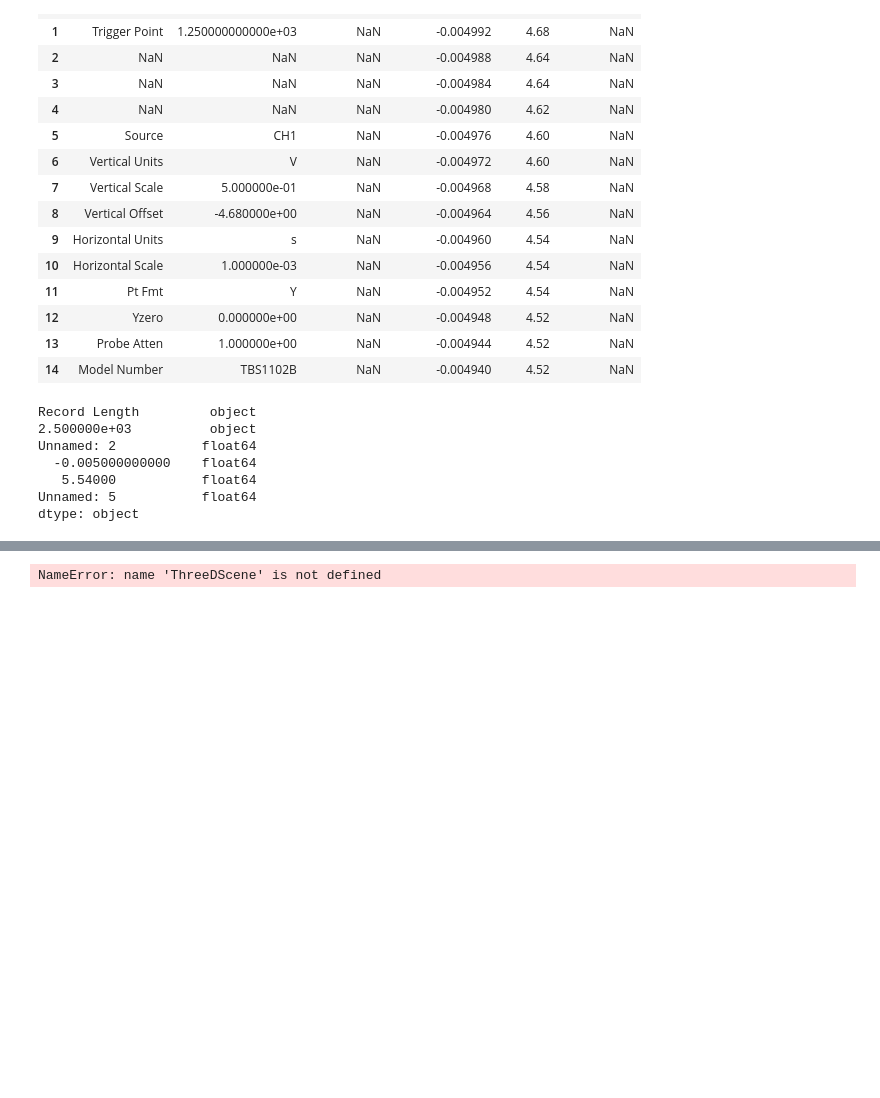
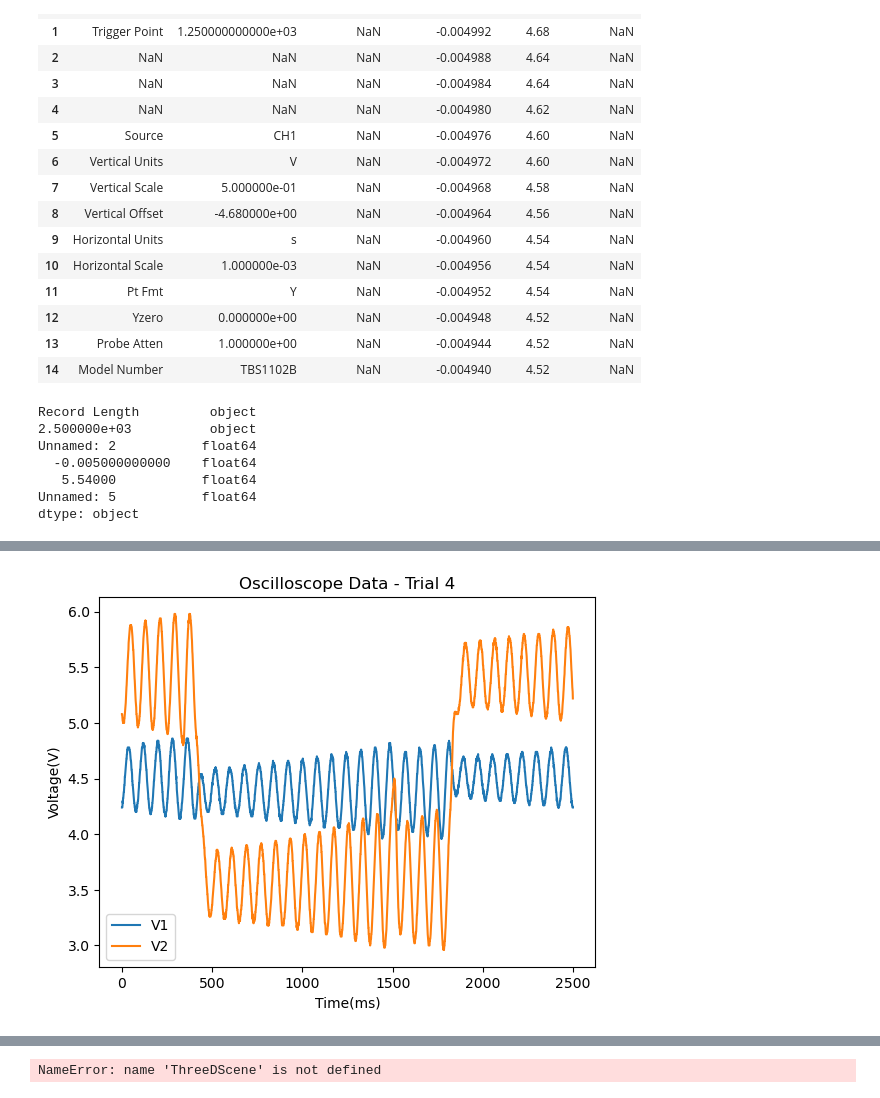
Before and after one commit to Quantum-Impulse/PHY353L, a Jupyter notebook: Lab 3/base.ipynb, the cells around one changed output, grey strips where cells are left out. Saved outputs shown, nothing was run; the diff lists cells and outputs as text; code cells hidden in the pictures; blank space fills up the shorter version.

```diff
--- a/Lab 3/base.ipynb
+++ b/Lab 3/base.ipynb
@@ -74,0 +109,12 @@ fig.show()
+# %%
+# graph the voltage against each other from channel 1 and channel 2
+fig, ax = plt.subplots()
+ax.plot(trail4_CH1['   4.24000'], label='V1')
+ax.plot(trail4_CH2['   5.12000'], label='V2')
+ax.set_xlabel('Time(ms)')
+ax.set_ylabel('Voltage(V)')
+ax.set_title('Oscilloscope Data - Trial 4')
+ax.legend()
+plt.show()
+# %% [output]
+[figure, added]
```
Also changed, not shown: parts of 15 cells of this notebook, 19 other files.
